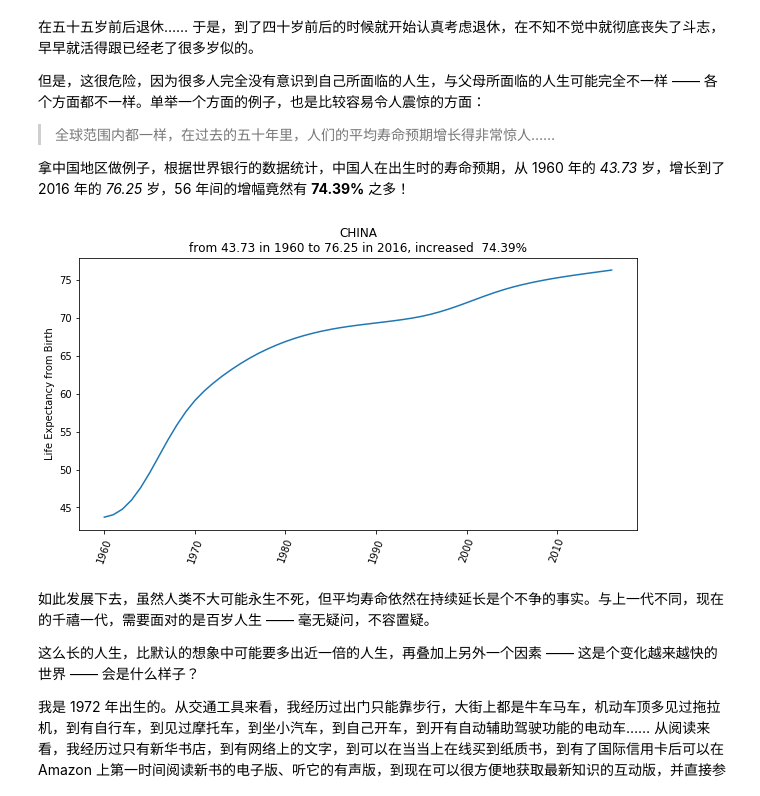
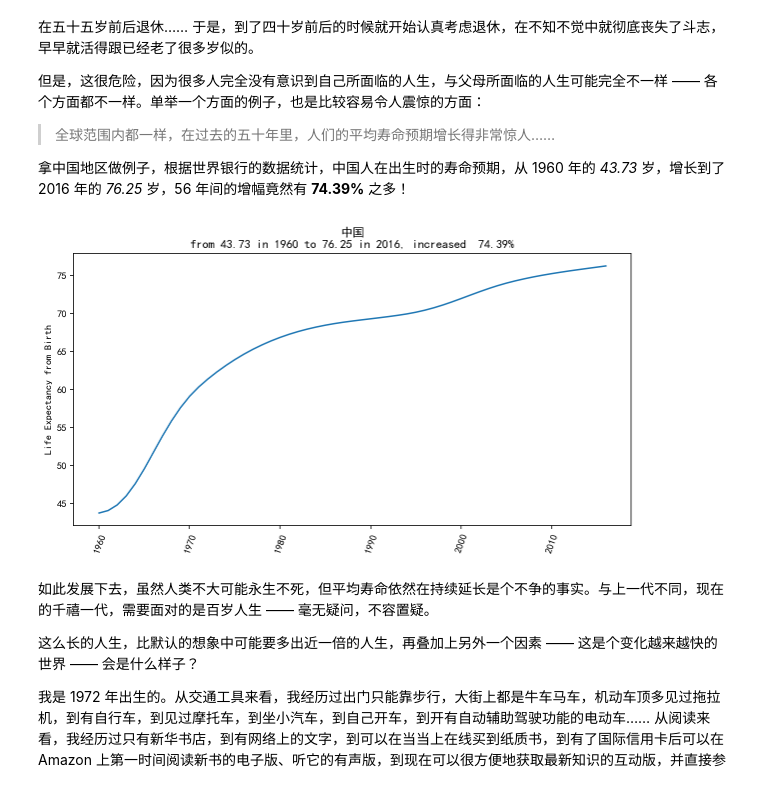
Before and after one commit to selfteaching/the-craft-of-selfteaching, a Jupyter notebook: Part.1.A.better.teachyourself.ipynb, the cells around one changed output. Drawn from its saved outputs; the diff is of its cells as text; code cells hidden in the pictures.

Commit message:
作图内联显示，设置图像清晰度，图片能够支持中文

```diff
--- a/Part.1.A.better.teachyourself.ipynb
+++ b/Part.1.A.better.teachyourself.ipynb
@@ -26,29 +26,37 @@
 # %%
 import matplotlib.pyplot as plt
 import numpy as np
+
+%matplotlib inline
+%config InlineBackend.figure_format = 'retina' # 设置图像清晰度
+
+# 中文
+plt.rcParams['font.sans-serif'] = ['SimHei'] # 指定默认字体
+#plt.rcParams['font.sans-serif'] = ['Microsoft YaHei'] # 指定默认字体
+plt.rcParams['axes.unicode_minus'] = False # 解决保存图像是负号'-'显示为方块的问题
 
 data = np.genfromtxt('life-expectancy-china-1960-2016.txt',
                      delimiter=',',
                      names=['x', 'y'])
 da1960  = data[0][1]
 da2016  = data[-1][1]
 increase = (da2016 - da1960) / da1960
 note = 'from {:.2f} in 1960 to {:.2f} in 2016, increased  {:.2%}'\
     .format(da1960, da2016, increase)
 
 plt.figure(figsize=(10, 5))
 plt.plot(data['x'], data['y'])
 plt.ylabel('Life Expectancy from Birth')
 plt.tick_params(axis='x', rotation=70)
-plt.title('CHINA\n' + note)
+plt.title('中国\n' + note)
 
 # plt.savefig('life-expectancy-china-1960-2016.png', transparent=True)
 plt.show()
 
 # data from:
 # https://databank.worldbank.org/data/reports.aspx?source=2&series=SP.DYN.LE00.IN
 # %% [output]
-[figure, old version]
+[figure, new version]
 # %% [markdown]
 如此发展下去，虽然人类不大可能永生不死，但平均寿命依然在持续延长是个不争的事实。与上一代不同，现在的千禧一代，需要面对的是百岁人生 —— 毫无疑问，不容置疑。
 
```
